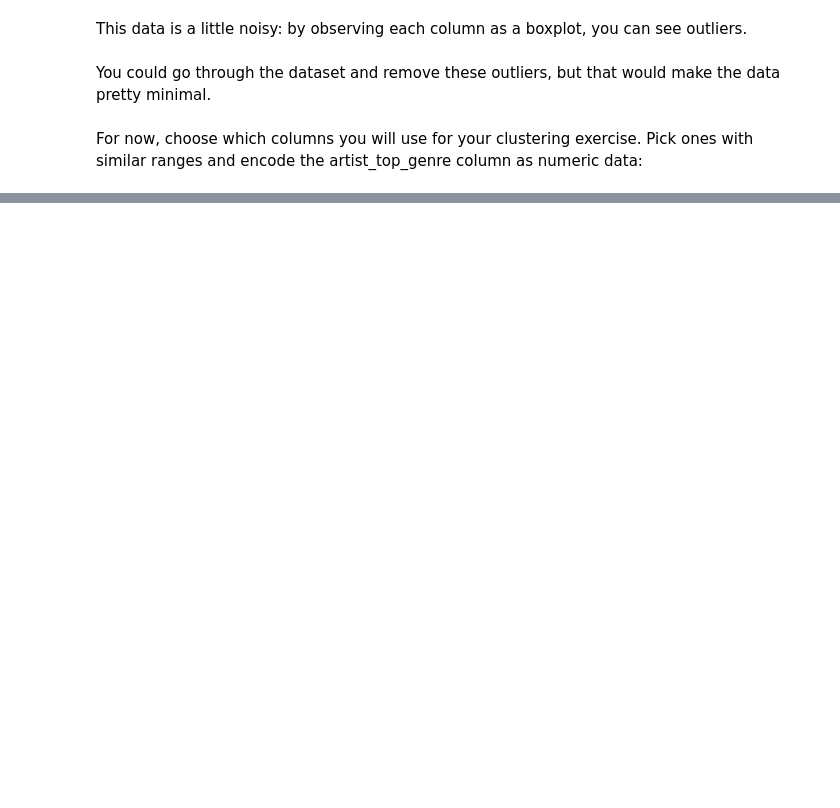
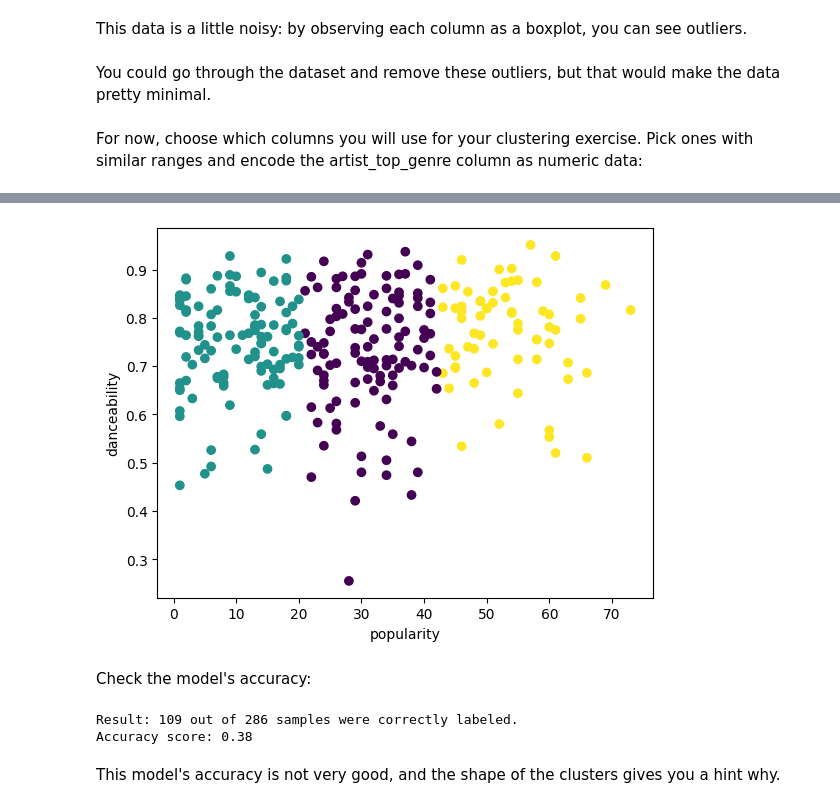
Before and after one commit to khalidassalafy/ArewaDS-Machine-Learning-Assignments, a Jupyter notebook: Week_06/lesson_02.ipynb, the cells around one changed output, grey strips where cells are left out. Drawn from its saved outputs; the diff is of its cells as text; code cells hidden in the pictures; blank space fills up the shorter version.

```diff
--- a/Week_06/lesson_02.ipynb
+++ b/Week_06/lesson_02.ipynb
@@ -253,3 +253,14 @@ This data is a little noisy: by observing each column as a boxplot, you can see
 You could go through the dataset and remove these outliers, but that would make the data pretty minimal.
 # %% [markdown]
 For now, choose which columns you will use for your clustering exercise. Pick ones with similar ranges and encode the artist_top_genre column as numeric data:
+# %%
+from sklearn.preprocessing import LabelEncoder
+le = LabelEncoder()
+
+X = df.loc[:, ('artist_top_genre','popularity','danceability','acousticness','loudness','energy')]
+
+y = df['artist_top_genre']
+
+X['artist_top_genre'] = le.fit_transform(X['artist_top_genre'])
+
+y = le.transform(y)
@@ -255,0 +269,13 @@ For now, choose which columns you will use for your clustering exercise. Pick on
+# %%
+from sklearn.cluster import KMeans
+
+nclusters = 3
+seed = 0
+
+km = KMeans(n_clusters=nclusters, random_state=seed)
+km.fit(X)
+
+# Predict the cluster for each data point
+
+y_cluster_kmeans = km.predict(X)
+y_cluster_kmeans
@@ -255,0 +314,8 @@ For now, choose which columns you will use for your clustering exercise. Pick on
+# %%
+from sklearn.cluster import KMeans
+wcss = []
+
+for i in range(1, 11):
+    kmeans = KMeans(n_clusters = i, init = 'k-means++', random_state = 42)
+    kmeans.fit(X)
+    wcss.append(kmeans.inertia_)
@@ -255,0 +353,26 @@ For now, choose which columns you will use for your clustering exercise. Pick on
+# %%
+from sklearn.cluster import KMeans
+kmeans = KMeans(n_clusters = 3)
+kmeans.fit(X)
+labels = kmeans.predict(X)
+plt.scatter(df['popularity'],df['danceability'],c = labels)
+plt.xlabel('popularity')
+plt.ylabel('danceability')
+plt.show()
+# %% [output]
+[figure, added]
+# %% [markdown]
+Check the model's accuracy:
+# %%
+labels = kmeans.labels_
+
+correct_labels = sum(y == labels)
+
+print("Result: %d out of %d samples were correctly labeled." % (correct_labels, y.size))
+
+print('Accuracy score: {0:0.2f}'. format(correct_labels/float(y.size)))
+# %% [output]
+Result: 109 out of 286 samples were correctly labeled.
+Accuracy score: 0.38
+# %% [markdown]
+This model's accuracy is not very good, and the shape of the clusters gives you a hint why.
```
Also changed, not shown: parts of 17 cells of this notebook.
